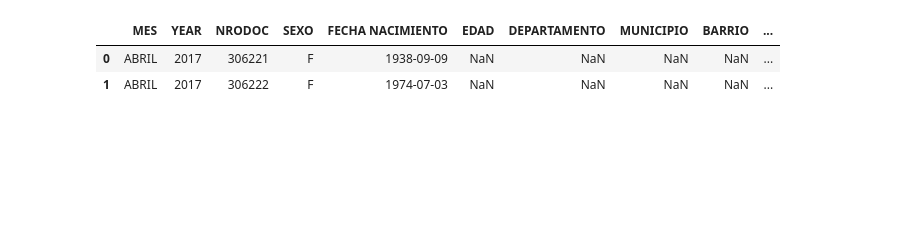
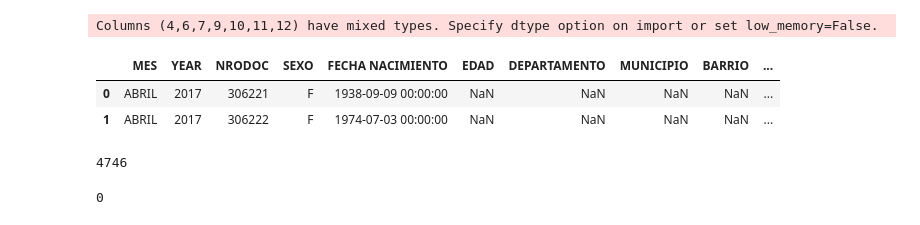
Before and after one commit to GabrielaCuervoR/AnaliticaSalud, a Jupyter notebook: Analitica_en_salud1.ipynb, the cells around one changed output. Cells and saved outputs as stored; diff of their text form; code cells hidden in the pictures; blank space fills up the shorter version.

```diff
--- a/Analitica_en_salud1.ipynb
+++ b/Analitica_en_salud1.ipynb
@@ -53,7 +59,8 @@ plt.show()
 # %%
-df_usuarios = pd.read_excel('RETO_df_usuarios.xlsx')
+df_usuarios = pd.read_csv('RETO_df_usuarios.csv', sep= ',')
 df_usuarios.head(2)
 # %% [output]
+Columns (4,6,7,9,10,11,12) have mixed types. Specify dtype option on import or set low_memory=False.
 |  | MES | YEAR | NRODOC | SEXO | FECHA NACIMIENTO | EDAD | DEPARTAMENTO | MUNICIPIO | BARRIO | ... |
-| 0 | ABRIL | 2017 | 306221 | F | 1938-09-09 | NaN | NaN | NaN | NaN | ... |
-| 1 | ABRIL | 2017 | 306222 | F | 1974-07-03 | NaN | NaN | NaN | NaN | ... |
+| 0 | ABRIL | 2017 | 306221 | F | 1938-09-09 00:00:00 | NaN | NaN | NaN | NaN | ... |
+| 1 | ABRIL | 2017 | 306222 | F | 1974-07-03 00:00:00 | NaN | NaN | NaN | NaN | ... |
@@ -59,0 +76,4 @@ df_usuarios.head(2)
+# %%
+df_usuarios['EDAD'].isnull().sum()
+# %% [output]
+4746
@@ -60,3 +85,7 @@ df_usuarios.head(2)
+# %%
+df_usuarios['EDAD'].isnull().sum()
+# %% [output]
+0
 # %%
 ##Se verifican las categorías de la columna sexo
 df_usuarios['SEXO'].value_counts()
```
Also changed, not shown: parts of 53 cells of this notebook, 2 other files.
